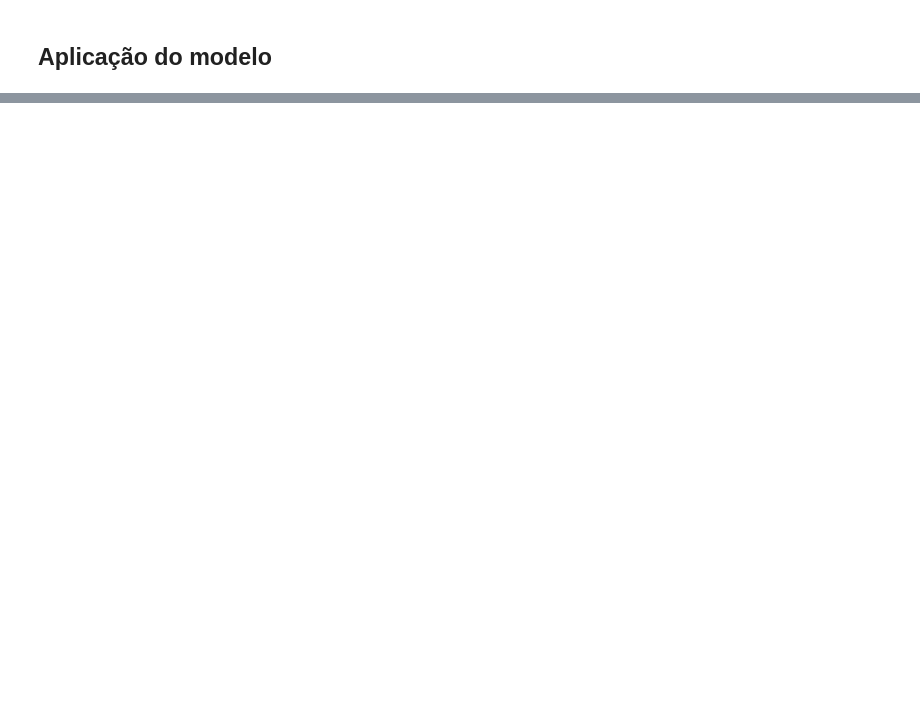
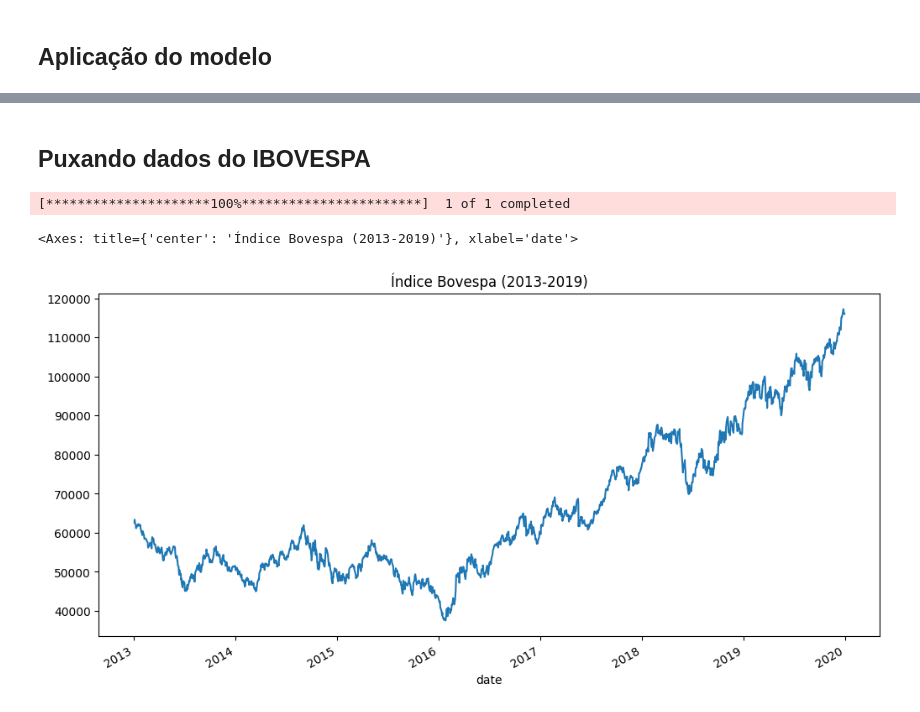
Before and after one commit to santluan/tcc-mba-usp, a Jupyter notebook: sentiment_index_folhamercado.ipynb, the cells around one changed output, grey strips where cells are left out. Cells and saved outputs as stored; diff of their text form; code cells hidden in the pictures; blank space fills up the shorter version.

```diff
--- a/sentiment_index_folhamercado.ipynb
+++ b/sentiment_index_folhamercado.ipynb
@@ -143,0 +185,12 @@ y_pred = model.predict(x)
+# %% [markdown]
+## Puxando dados do IBOVESPA
+# %%
+import yfinance as yf
+
+ibov = yf.download('^BVSP', start='2013-01-01', end='2019-12-31')['Close'].reset_index()
+ibov.columns = ['date', 'close']
+ibov.plot(x='date', y='close', figsize=(12, 6), title='Índice Bovespa (2013-2019)', legend=False)
+# %% [output]
+[*********************100%***********************]  1 of 1 completed
+<Axes: title={'center': 'Índice Bovespa (2013-2019)'}, xlabel='date'>
+[figure, added]
```
Also changed, not shown: parts of 17 cells of this notebook, 2 other files.
